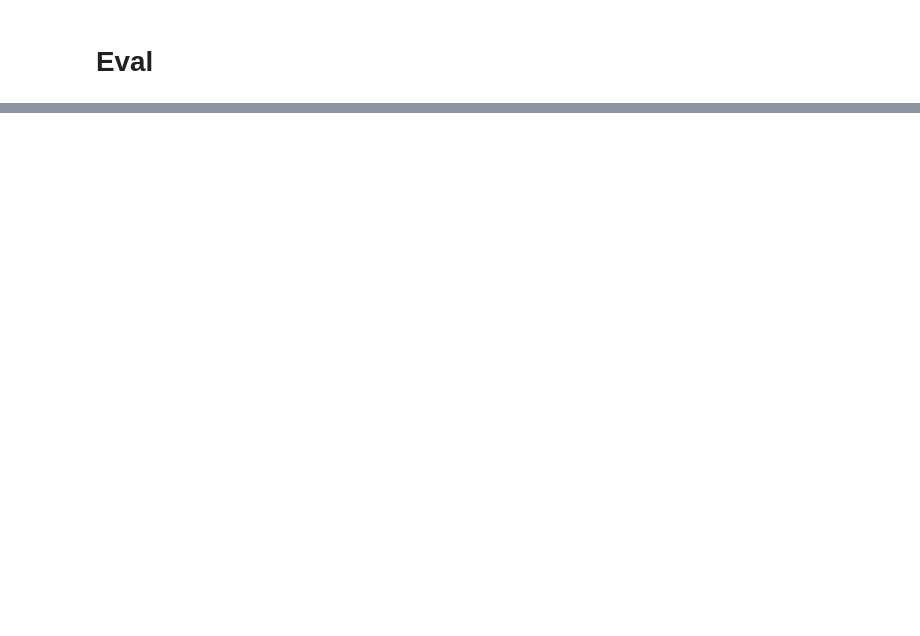
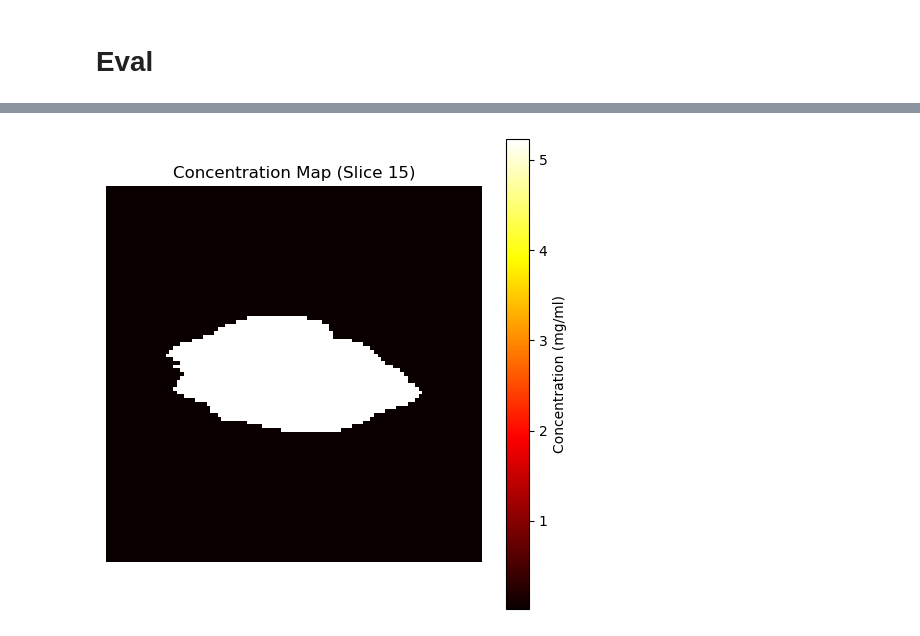
Before and after one commit to VictorH2208/gtx, a Jupyter notebook: numerical/qDFI.ipynb, the cells around one changed output, grey strips where cells are left out. Drawn from its saved outputs; the diff is of its cells as text; code cells hidden in the pictures; blank space fills up the shorter version.

```diff
--- a/numerical/qDFI.ipynb
+++ b/numerical/qDFI.ipynb
@@ -213,3 +278,15 @@ plt.show()
+# %%
+gt = test_data['concentration'][15]
+
+plt.figure(figsize=(5, 5))
+plt.imshow(gt, cmap='hot', interpolation='nearest')
+plt.title(f"Concentration Map (Slice {15})")
+plt.colorbar(label='Concentration (mg/ml)')
+plt.axis('off')
+plt.tight_layout()
+plt.show()
+# %% [output]
+[figure, added]
 # %%
 idx = 15
 depth_map = estimate_depth(idx, test_data)
```
Also changed, not shown: parts of 6 cells of this notebook.
